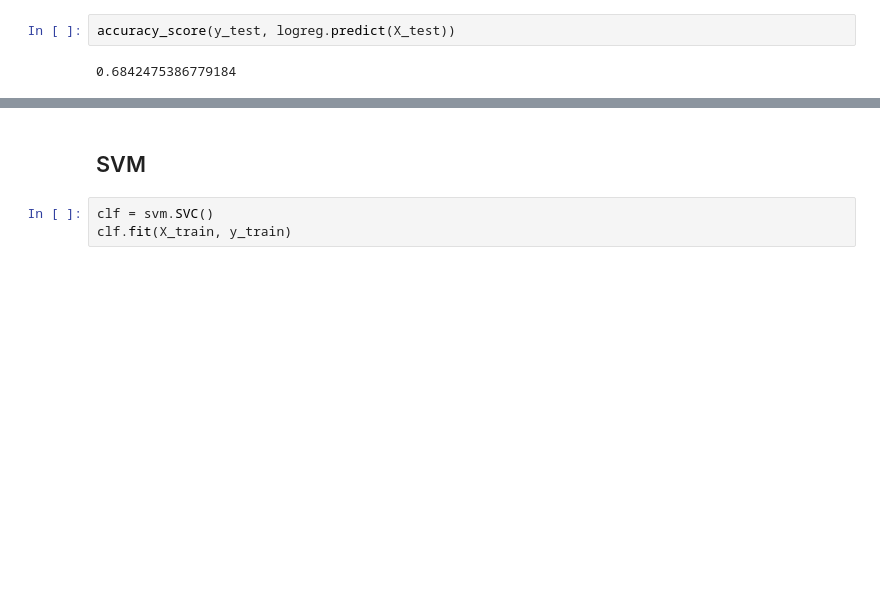
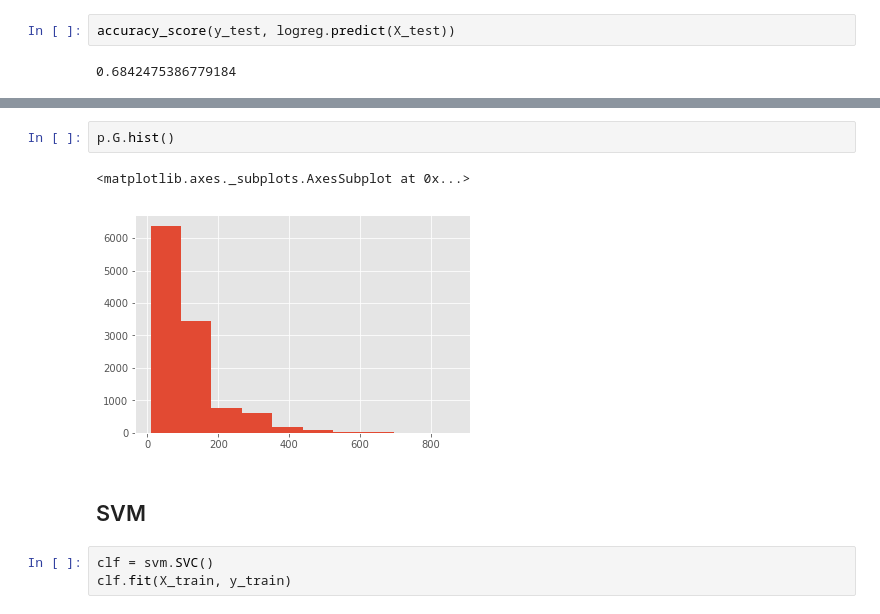
Before and after one commit to mtmoncur/baseball_data, a Jupyter notebook: notebooks/Basic Model.ipynb, the cells around one changed output, grey strips where cells are left out. Cells and saved outputs as stored; diff of their text form; blank space fills up the shorter version.

```diff
--- a/notebooks/Basic Model.ipynb
+++ b/notebooks/Basic Model.ipynb
@@ -889,3 +926,8 @@ accuracy_score(y_test, logreg.predict(X_test))
+# %%
+p.G.hist()
+# %% [output]
+<matplotlib.axes._subplots.AxesSubplot at 0x...>
+[figure, added]
 # %% [markdown]
 ## SVM
 # %%
```
Also changed, not shown: parts of 18 cells of this notebook, 3 other files.
